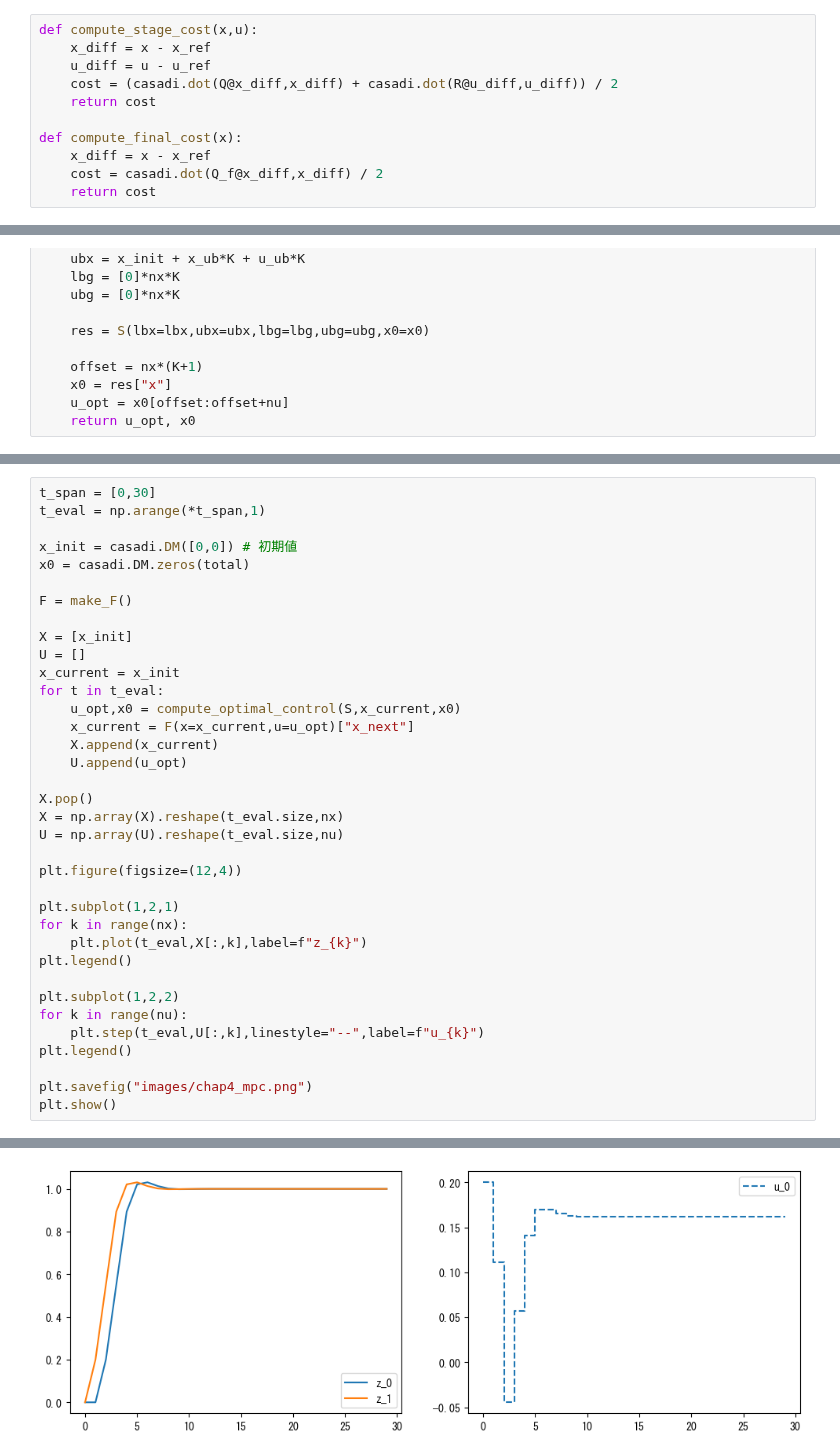
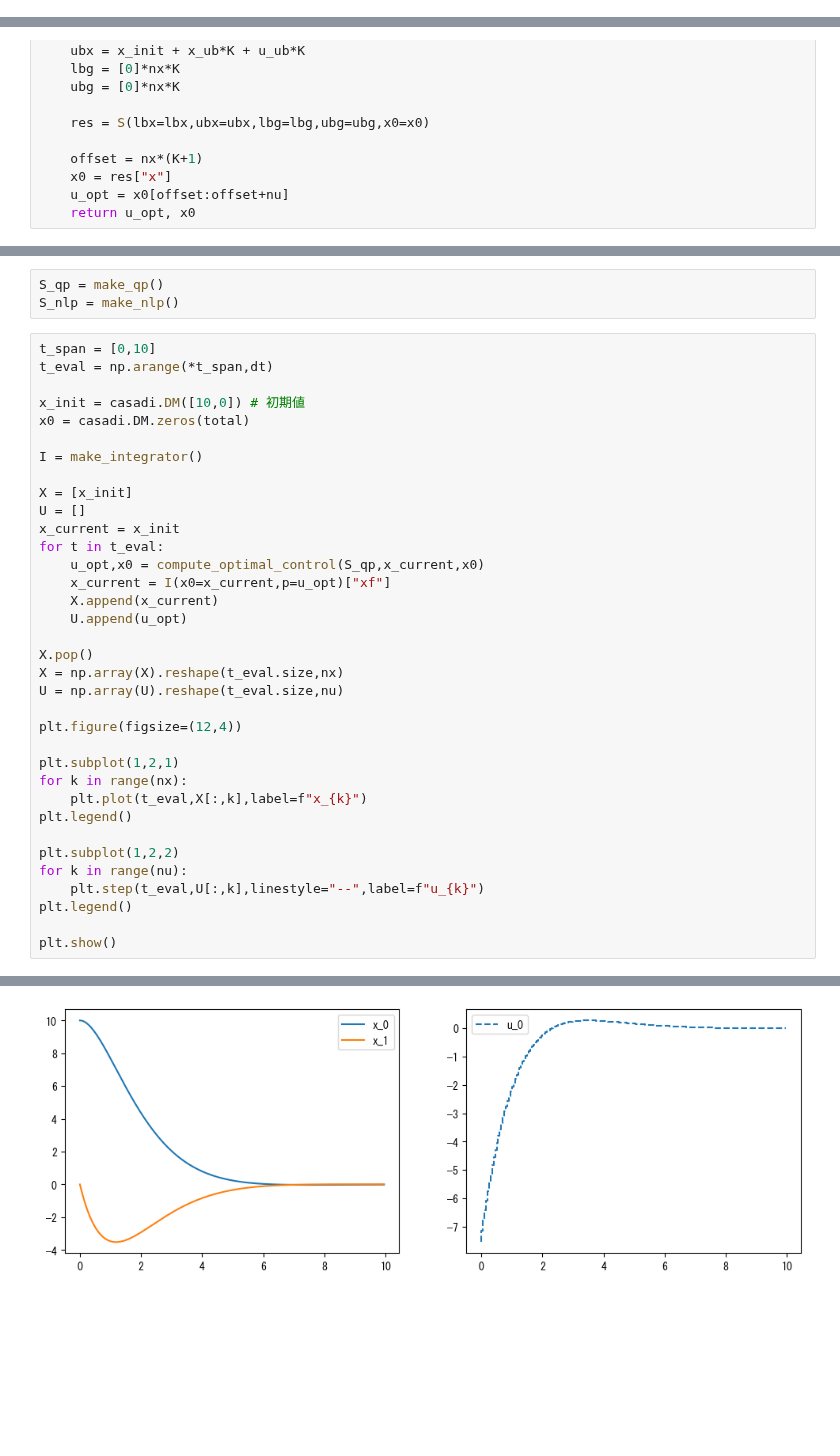
Before and after one commit to proxima-technology/casadi_mpc_nyuumon, a Jupyter notebook: src/chapter7_QP_example.ipynb, the cells around one changed output, grey strips where cells are left out. Drawn from its saved outputs; the diff is of its cells as text; blank space fills up the shorter version.

```diff
--- a/src/chapter7_QP_example.ipynb
+++ b/src/chapter7_QP_example.ipynb
@@ -91,11 +44,0 @@ plt.show()
-# %%
-def compute_stage_cost(x,u):
-    x_diff = x - x_ref
-    u_diff = u - u_ref
-    cost = (casadi.dot(Q@x_diff,x_diff) + casadi.dot(R@u_diff,u_diff)) / 2
-    return cost
-
-def compute_final_cost(x):
-    x_diff = x - x_ref
-    cost = casadi.dot(Q_f@x_diff,x_diff) / 2
-    return cost
@@ -139,18 +153,21 @@ S = make_nlp()
+# %%
+S_qp = make_qp()
+S_nlp = make_nlp()
 # %%
-t_span = [0,30]
-t_eval = np.arange(*t_span,1)
+t_span = [0,10]
+t_eval = np.arange(*t_span,dt)
 
-x_init = casadi.DM([0,0]) # 初期値
+x_init = casadi.DM([10,0]) # 初期値
 x0 = casadi.DM.zeros(total)
 
-F = make_F()
+I = make_integrator()
 
 X = [x_init]
 U = []
 x_current = x_init
 for t in t_eval:
-    u_opt,x0 = compute_optimal_control(S,x_current,x0)
-    x_current = F(x=x_current,u=u_opt)["x_next"]
+    u_opt,x0 = compute_optimal_control(S_qp,x_current,x0)
+    x_current = I(x0=x_current,p=u_opt)["xf"]
     X.append(x_current)
     U.append(u_opt)
 
@@ -162,7 +179,7 @@ plt.figure(figsize=(12,4))
 
 plt.subplot(1,2,1)
 for k in range(nx):
-    plt.plot(t_eval,X[:,k],label=f"z_{k}")
+    plt.plot(t_eval,X[:,k],label=f"x_{k}")
 plt.legend()
 
 plt.subplot(1,2,2)
@@ -170,6 +187,5 @@ for k in range(nu):
     plt.step(t_eval,U[:,k],linestyle="--",label=f"u_{k}")
 plt.legend()
 
-plt.savefig("images/chap4_mpc.png")
 plt.show()
 # %% [output]
@@ -181 +192 @@ This program contains Ipopt, a library for large-scale nonlinear optimization.
-[figure, old version]
+[figure, new version]
```
Also changed, not shown: parts of 10 cells of this notebook, 1 other file.
